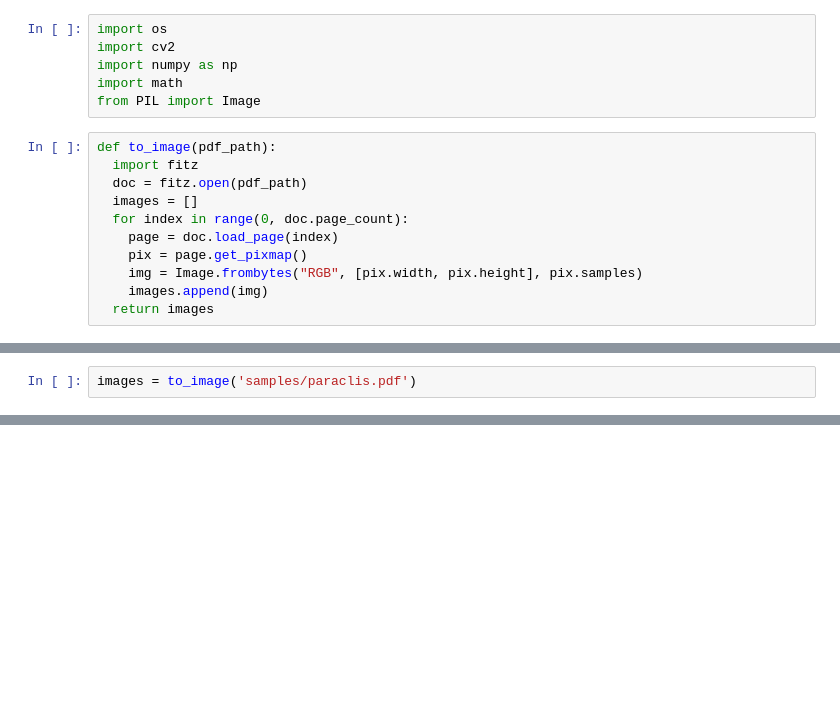
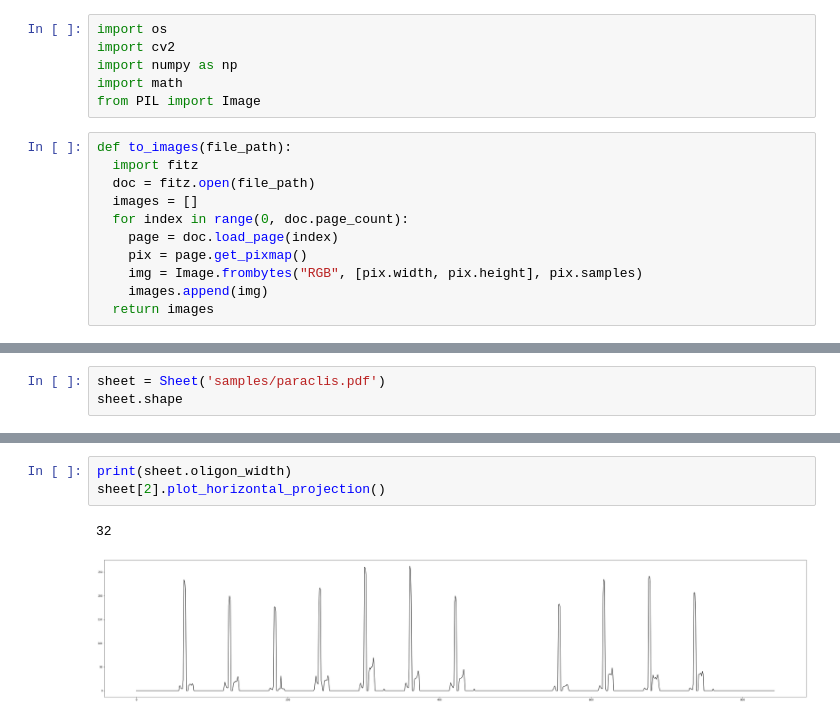
Before and after one commit to stoianmihail/Metapsaltiki, a Jupyter notebook: CC.ipynb, the cells around one changed output, grey strips where cells are left out. Drawn from its saved outputs; the diff is of its cells as text; blank space fills up the shorter version.

Commit message:
added horizontal projection

```diff
--- a/CC.ipynb
+++ b/CC.ipynb
@@ -5,9 +5,9 @@ import numpy as np
 import math
 from PIL import Image
 # %%
-def to_image(pdf_path):
+def to_images(file_path):
   import fitz
-  doc = fitz.open(pdf_path)
+  doc = fitz.open(file_path)
   images = []
   for index in range(0, doc.page_count):
     page = doc.load_page(index)
@@ -18,2 +122,3 @@ def to_image(pdf_path):
 # %%
-images = to_image('samples/paraclis.pdf')
+sheet = Sheet('samples/paraclis.pdf')
+sheet.shape
@@ -48,0 +132,6 @@ print(stats)
+# %%
+print(sheet.oligon_width)
+sheet[2].plot_horizontal_projection()
+# %% [output]
+32
+[figure, added]
```
Also changed, not shown: parts of 10 cells of this notebook.
